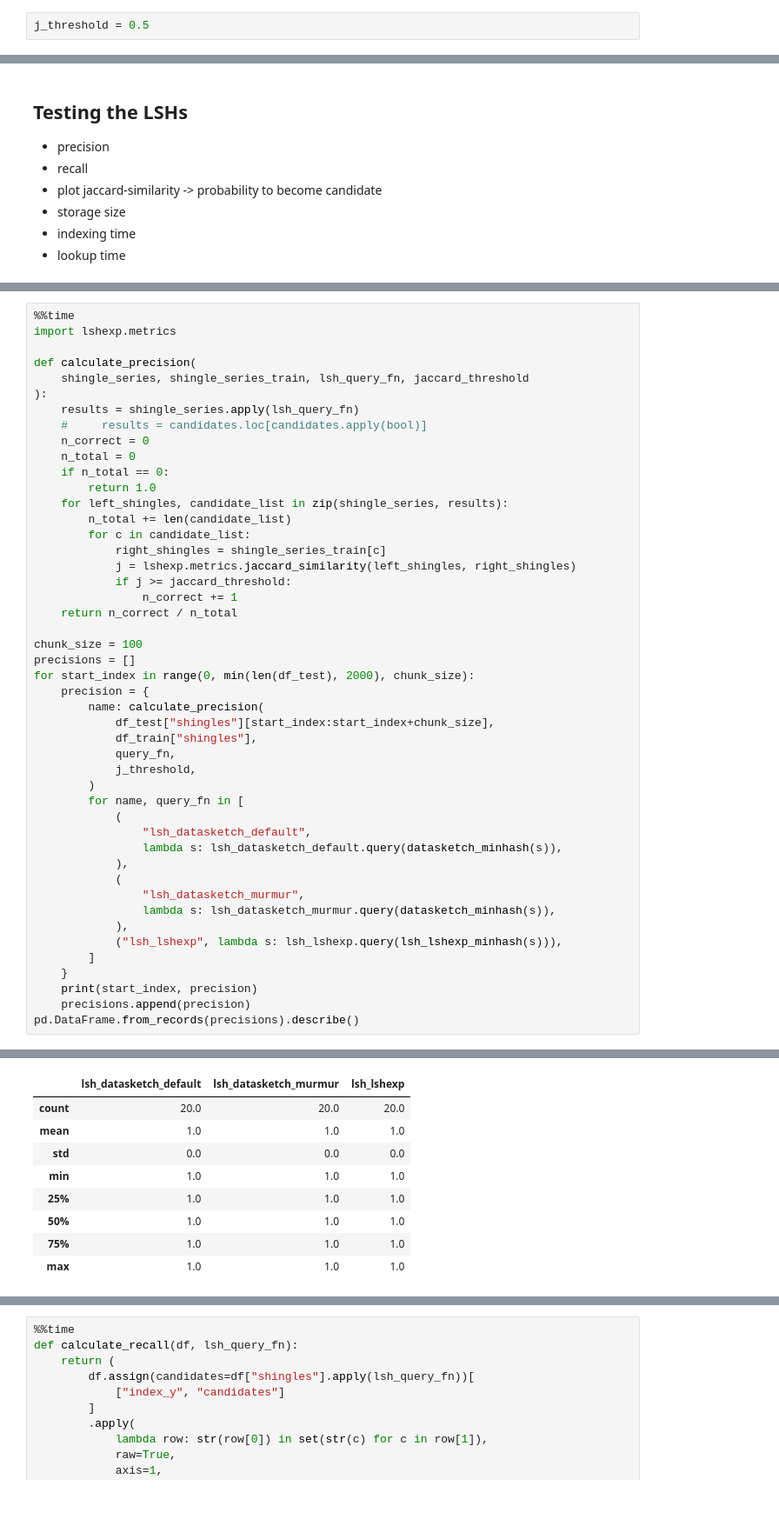
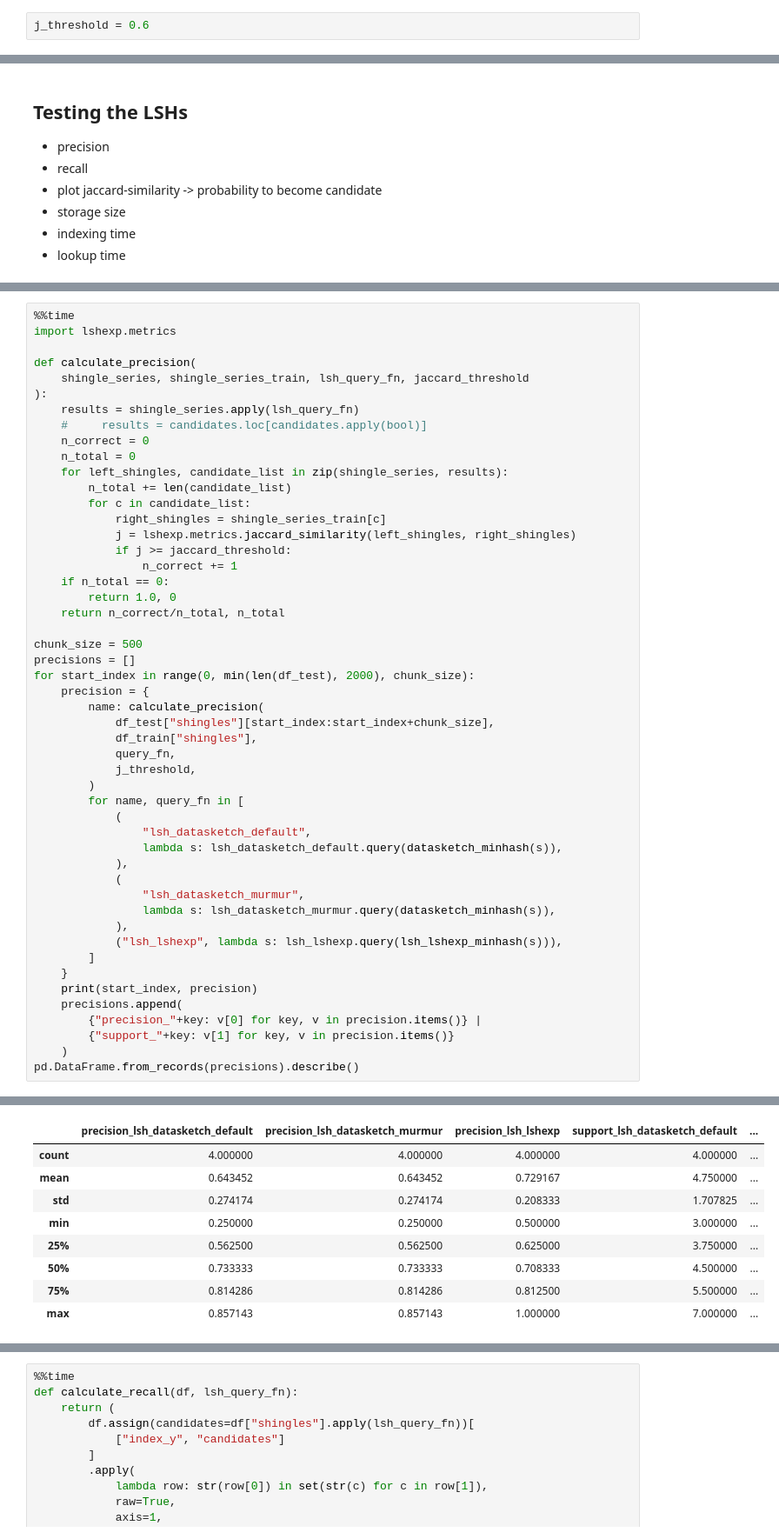
Before and after one commit to chr1st1ank/lsh-experiments, a Jupyter notebook: minhash.ipynb, the cells around one changed output, grey strips where cells are left out. Shown at 87% size. Cells and saved outputs as stored; diff of their text form; blank space fills up the shorter version.

```diff
--- a/minhash.ipynb
+++ b/minhash.ipynb
@@ -105,7 +105,7 @@ import murmurhash.mrmr
 # %% [markdown]
 ## Default datasketch LSH
 # %%
-j_threshold = 0.5
+j_threshold = 0.6
 # %% [output]
 [interactive output not drawn]
 # %%
@@ -227,8 +232,6 @@ def calculate_precision(
     #     results = candidates.loc[candidates.apply(bool)]
     n_correct = 0
     n_total = 0
-    if n_total == 0:
-        return 1.0
     for left_shingles, candidate_list in zip(shingle_series, results):
         n_total += len(candidate_list)
         for c in candidate_list:
@@ -236,9 +239,11 @@ def calculate_precision(
             j = lshexp.metrics.jaccard_similarity(left_shingles, right_shingles)
             if j >= jaccard_threshold:
                 n_correct += 1
-    return n_correct / n_total
+    if n_total == 0:
+        return 1.0, 0
+    return n_correct/n_total, n_total
 
-chunk_size = 100
+chunk_size = 500
 precisions = []
 for start_index in range(0, min(len(df_test), 2000), chunk_size):
     precision = {
@@ -261,6 +266,9 @@ for start_index in range(0, min(len(df_test), 2000), chunk_size):
         ]
     }
     print(start_index, precision)
-    precisions.append(precision)
+    precisions.append(
+        {"precision_"+key: v[0] for key, v in precision.items()} |
+        {"support_"+key: v[1] for key, v in precision.items()}
+    )
 pd.DataFrame.from_records(precisions).describe()
 # %% [output]
@@ -284,12 +281,12 @@ Wall time: 7.96 s
-|  | lsh_datasketch_default | lsh_datasketch_murmur | lsh_lshexp |
-| count | 20.0 | 20.0 | 20.0 |
-| mean | 1.0 | 1.0 | 1.0 |
-| std | 0.0 | 0.0 | 0.0 |
-| min | 1.0 | 1.0 | 1.0 |
-| 25% | 1.0 | 1.0 | 1.0 |
-| 50% | 1.0 | 1.0 | 1.0 |
-| 75% | 1.0 | 1.0 | 1.0 |
-| max | 1.0 | 1.0 | 1.0 |
+|  | precision_lsh_datasketch_default | precision_lsh_datasketch_murmur | precision_lsh_lshexp | support_lsh_datasketch_default | ... |
+| count | 4.000000 | 4.000000 | 4.000000 | 4.000000 | ... |
+| mean | 0.643452 | 0.643452 | 0.729167 | 4.750000 | ... |
+| std | 0.274174 | 0.274174 | 0.208333 | 1.707825 | ... |
+| min | 0.250000 | 0.250000 | 0.500000 | 3.000000 | ... |
+| 25% | 0.562500 | 0.562500 | 0.625000 | 3.750000 | ... |
+| 50% | 0.733333 | 0.733333 | 0.708333 | 4.500000 | ... |
+| 75% | 0.814286 | 0.814286 | 0.812500 | 5.500000 | ... |
+| max | 0.857143 | 0.857143 | 1.000000 | 7.000000 | ... |
 [interactive output not drawn]
 # %%
 %%time
```
Also changed, not shown: parts of 11 cells of this notebook, 1 other file.
